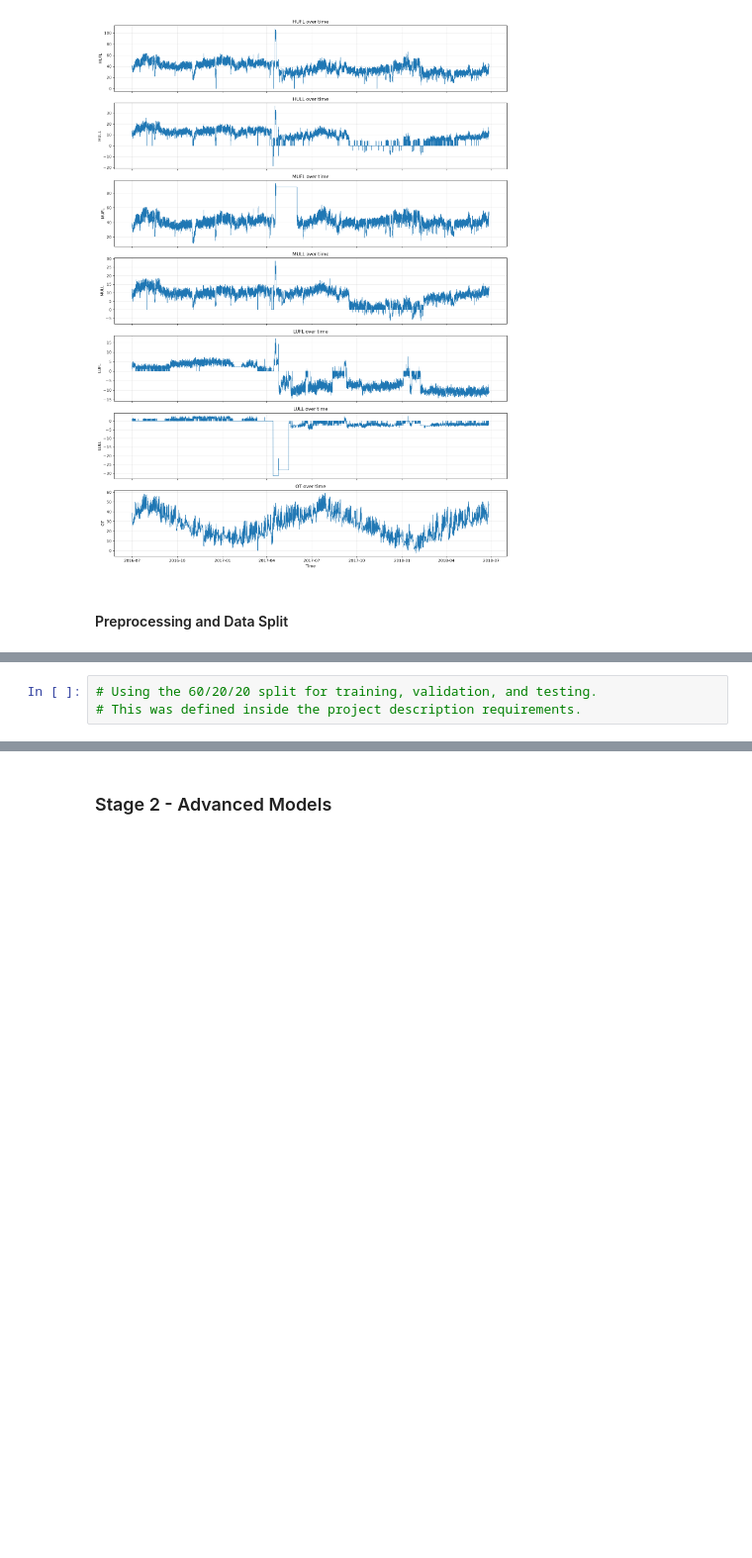
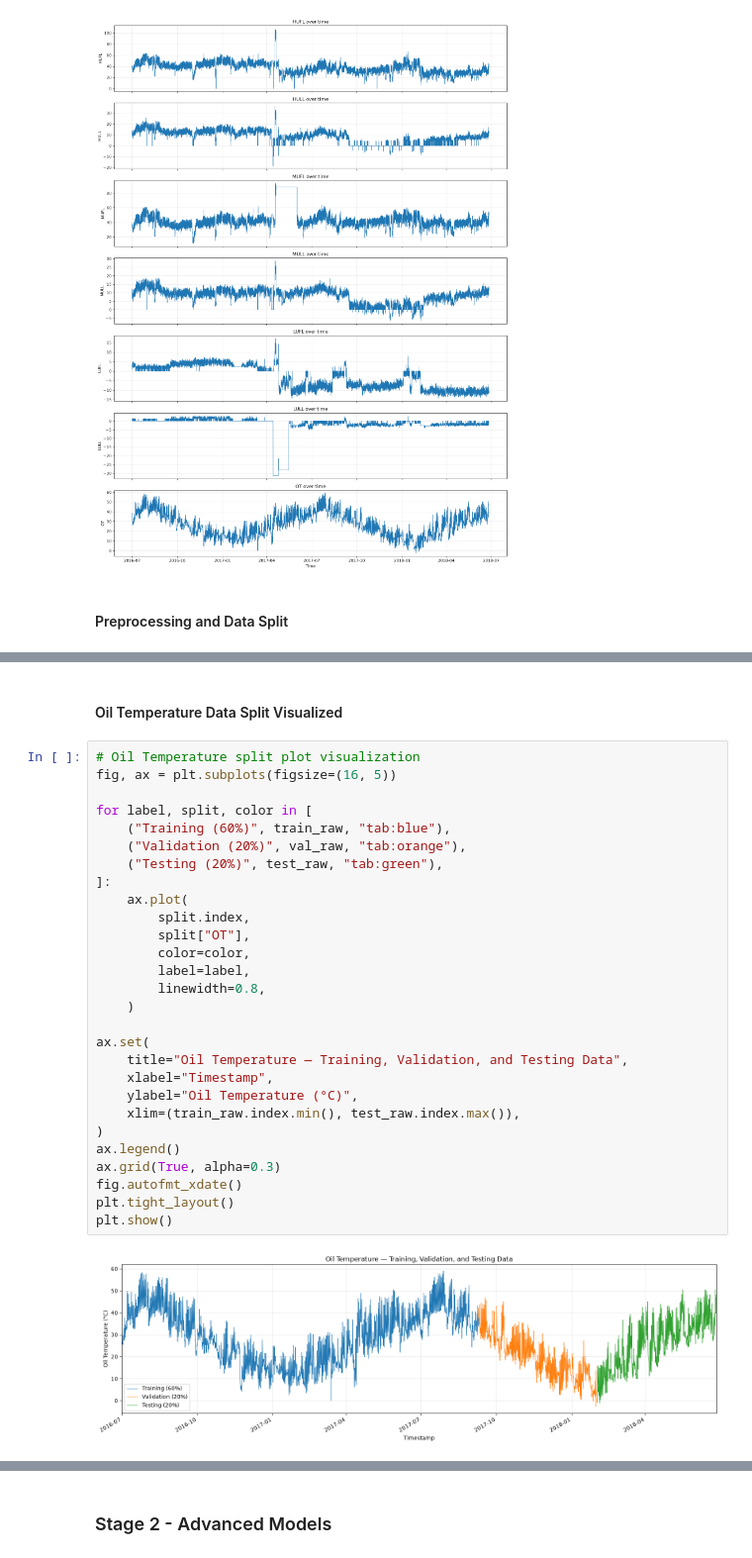
Before and after one commit to janwod/TransformerTempTracker, a Jupyter notebook: AISE4010_Project_Group07.ipynb, the cells around one changed output, grey strips where cells are left out. Shown at 99% size. Drawn from its saved outputs; the diff is of its cells as text; blank space fills up the shorter version.

Commit message:
baselines code with overview descriptions; fixed data normalization;

```diff
--- a/AISE4010_Project_Group07.ipynb
+++ b/AISE4010_Project_Group07.ipynb
@@ -97,3 +122,32 @@ Dropped columns: None
-# %%
-# Using the 60/20/20 split for training, validation, and testing.
-# This was defined inside the project description requirements.
+# %% [markdown]
+#### Oil Temperature Data Split Visualized
+# %%
+# Oil Temperature split plot visualization
+fig, ax = plt.subplots(figsize=(16, 5))
+
+for label, split, color in [
+    ("Training (60%)", train_raw, "tab:blue"),
+    ("Validation (20%)", val_raw, "tab:orange"),
+    ("Testing (20%)", test_raw, "tab:green"),
+]:
+    ax.plot(
+        split.index,
+        split["OT"],
+        color=color,
+        label=label,
+        linewidth=0.8,
+    )
+
+ax.set(
+    title="Oil Temperature — Training, Validation, and Testing Data",
+    xlabel="Timestamp",
+    ylabel="Oil Temperature (°C)",
+    xlim=(train_raw.index.min(), test_raw.index.max()),
+)
+ax.legend()
+ax.grid(True, alpha=0.3)
+fig.autofmt_xdate()
+plt.tight_layout()
+plt.show()
+# %% [output]
+[figure, added]
```
Also changed, not shown: parts of 20 cells of this notebook.
